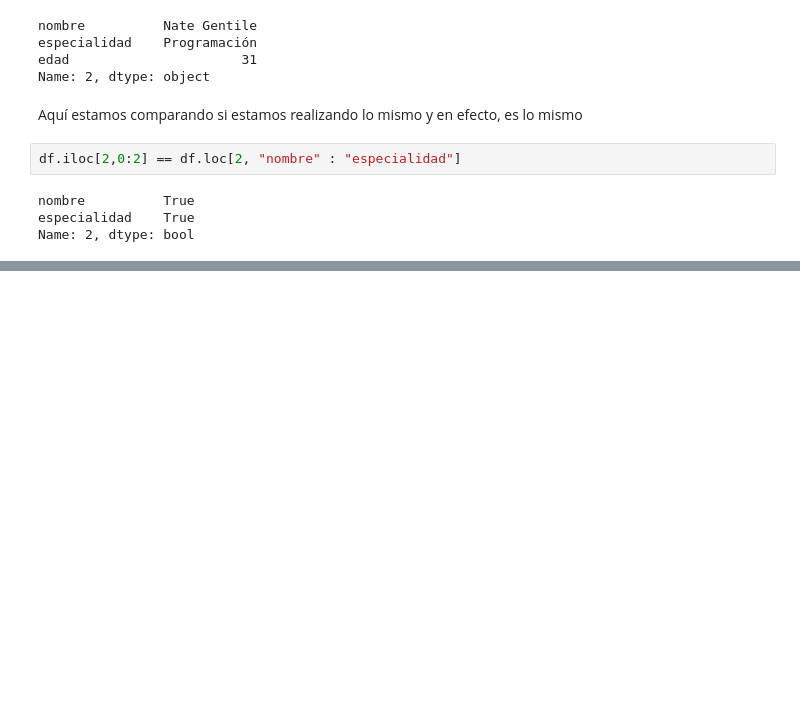
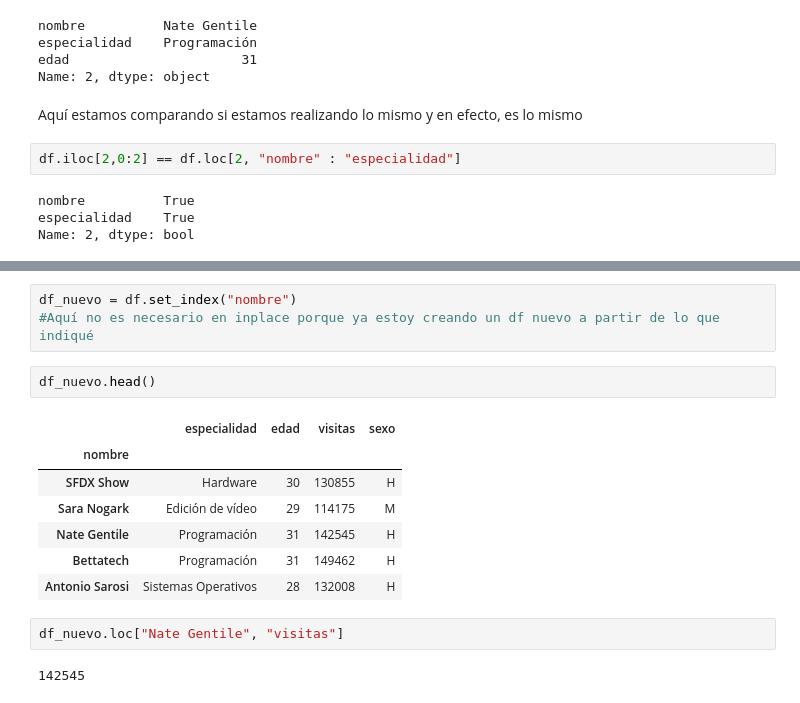
Before and after one commit to LennyRBriones/data-scientist, a Jupyter notebook: Pandas-Mastermind.ipynb, the cells around one changed output, grey strips where cells are left out. Cells and saved outputs as stored; diff of their text form; blank space fills up the shorter version.

```diff
--- a/Pandas-Mastermind.ipynb
+++ b/Pandas-Mastermind.ipynb
@@ -401,0 +493,17 @@ Name: 2, dtype: bool
+# %%
+df_nuevo = df.set_index("nombre")
+#Aquí no es necesario en inplace porque ya estoy creando un df nuevo a partir de lo que indiqué
+# %%
+df_nuevo.head()
+# %% [output]
+|  | especialidad | edad | visitas | sexo |
+| nombre |  |  |  |  |
+| SFDX Show | Hardware | 30 | 130855 | H |
+| Sara Nogark | Edición de vídeo | 29 | 114175 | M |
+| Nate Gentile | Programación | 31 | 142545 | H |
+| Bettatech | Programación | 31 | 149462 | H |
+| Antonio Sarosi | Sistemas Operativos | 28 | 132008 | H |
+# %%
+df_nuevo.loc["Nate Gentile", "visitas"]
+# %% [output]
+142545
```
Also changed, not shown: parts of 20 cells of this notebook.
